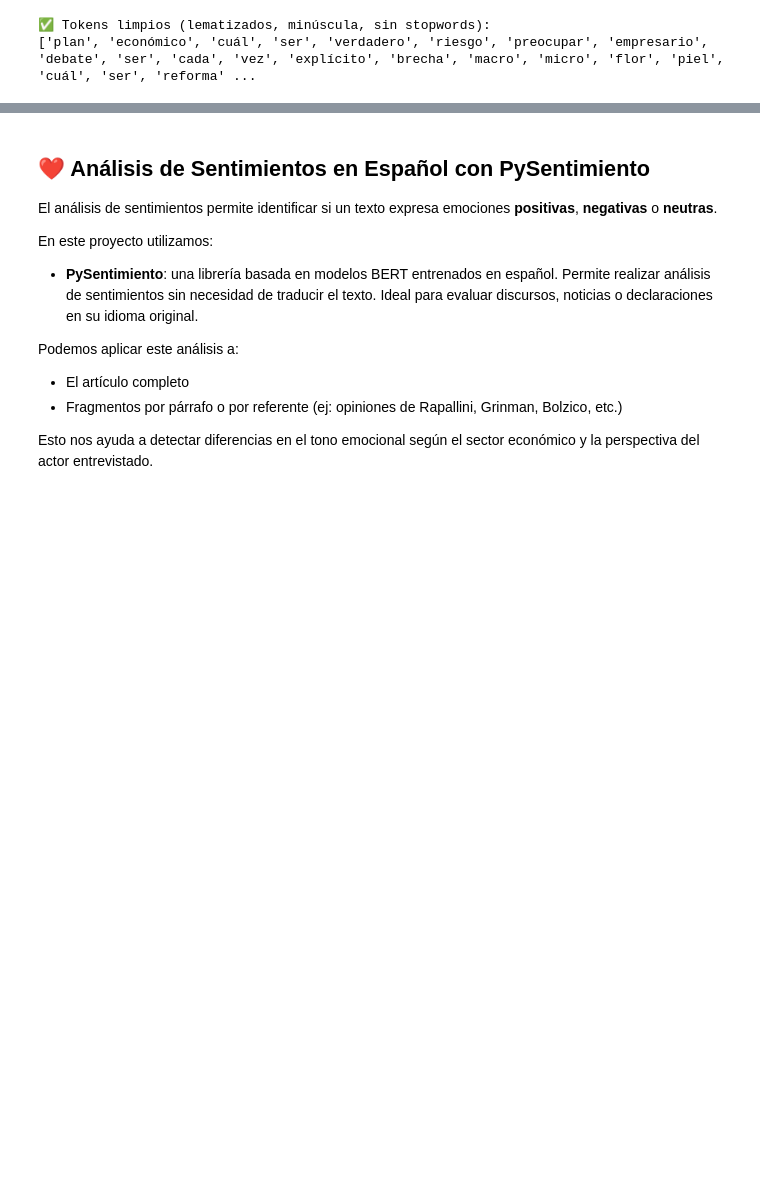
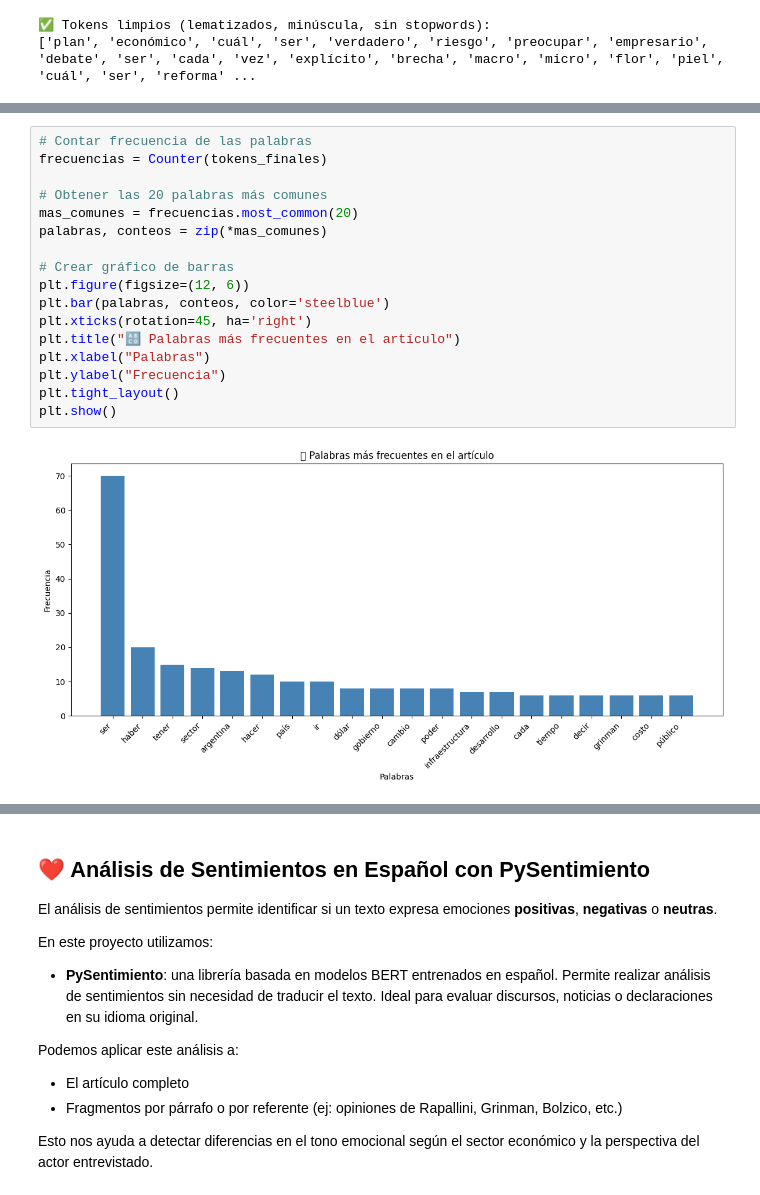
Before and after one commit to jquelas/news_articule_analysis, a Jupyter notebook: news_article_analysis.ipynb, the cells around one changed output, grey strips where cells are left out. Drawn from its saved outputs; the diff is of its cells as text; blank space fills up the shorter version.

```diff
--- a/news_article_analysis.ipynb
+++ b/news_article_analysis.ipynb
@@ -183,0 +200,19 @@ print(tokens_finales[:50])
+# %%
+# Contar frecuencia de las palabras
+frecuencias = Counter(tokens_finales)
+
+# Obtener las 20 palabras más comunes
+mas_comunes = frecuencias.most_common(20)
+palabras, conteos = zip(*mas_comunes)
+
+# Crear gráfico de barras
+plt.figure(figsize=(12, 6))
+plt.bar(palabras, conteos, color='steelblue')
+plt.xticks(rotation=45, ha='right')
+plt.title("🔠 Palabras más frecuentes en el artículo")
+plt.xlabel("Palabras")
+plt.ylabel("Frecuencia")
+plt.tight_layout()
+plt.show()
+# %% [output]
+[figure, added]
```
Also changed, not shown: parts of 10 cells of this notebook.
